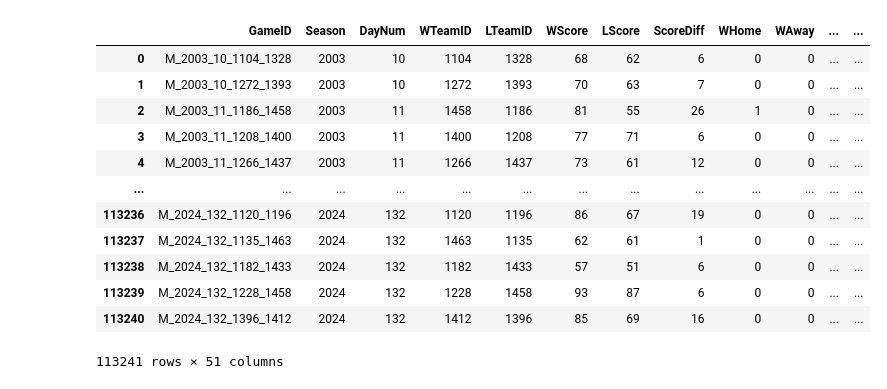
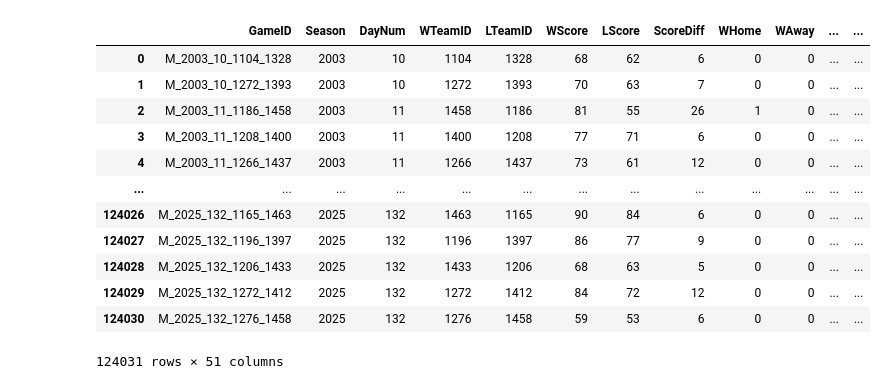
Before and after one commit to kacperr-42/March-Machine-Learning-Mania-2026, a Jupyter notebook: feature_engineering_season_features.ipynb, the cells around one changed output. Saved outputs shown, nothing was run; the diff lists cells and outputs as text; code cells hidden in the pictures.

```diff
--- a/feature_engineering_season_features.ipynb
+++ b/feature_engineering_season_features.ipynb
@@ -7,6 +7,20 @@ import matplotlib.pyplot as plt
 DIR_M = 'season_splits/M/strength_model/'
 DIR_W = 'season_splits/M/strength_model/'
 # %%
+
+# Wczytanie zbiorów dla mężczyzn
 m_train_str = pd.read_csv(DIR_M + 'train.csv')
+m_val_str   = pd.read_csv(DIR_M + 'valid.csv')
+m_test_str  = pd.read_csv(DIR_M + 'test.csv')
+
+# Połączenie wszystkich zbiorów dla mężczyzn w jeden
+m_combined = pd.concat([m_train_str, m_val_str, m_test_str], axis=0, ignore_index=True)
+
+# Wczytanie zbiorów dla kobiet
 w_train_str = pd.read_csv(DIR_W + 'train.csv')
+w_val_str   = pd.read_csv(DIR_W + 'valid.csv')
+w_test_str  = pd.read_csv(DIR_W + 'test.csv')
+
+# Połączenie wszystkich zbiorów dla kobiet w jeden
+w_combined = pd.concat([w_train_str, w_val_str, w_test_str], axis=0, ignore_index=True)
 # %%
@@ -15,19 +29,19 @@ m_train_str = m_train_str.drop(['Gender', 'GameType', 'isRegularSeason', 'isTour
 # %%
-w_train_str
+w_combined
 # %% [output]
 |  | GameID | Season | DayNum | WTeamID | LTeamID | WScore | LScore | ScoreDiff | WHome | WAway | ... | ... |
 | 0 | M_2003_10_1104_1328 | 2003 | 10 | 1104 | 1328 | 68 | 62 | 6 | 0 | 0 | ... | ... |
 | 1 | M_2003_10_1272_1393 | 2003 | 10 | 1272 | 1393 | 70 | 63 | 7 | 0 | 0 | ... | ... |
 | 2 | M_2003_11_1186_1458 | 2003 | 11 | 1458 | 1186 | 81 | 55 | 26 | 1 | 0 | ... | ... |
 | 3 | M_2003_11_1208_1400 | 2003 | 11 | 1400 | 1208 | 77 | 71 | 6 | 0 | 0 | ... | ... |
 | 4 | M_2003_11_1266_1437 | 2003 | 11 | 1266 | 1437 | 73 | 61 | 12 | 0 | 0 | ... | ... |
 | ... | ... | ... | ... | ... | ... | ... | ... | ... | ... | ... | ... | ... |
-| 113236 | M_2024_132_1120_1196 | 2024 | 132 | 1120 | 1196 | 86 | 67 | 19 | 0 | 0 | ... | ... |
-| 113237 | M_2024_132_1135_1463 | 2024 | 132 | 1463 | 1135 | 62 | 61 | 1 | 0 | 0 | ... | ... |
-| 113238 | M_2024_132_1182_1433 | 2024 | 132 | 1182 | 1433 | 57 | 51 | 6 | 0 | 0 | ... | ... |
-| 113239 | M_2024_132_1228_1458 | 2024 | 132 | 1228 | 1458 | 93 | 87 | 6 | 0 | 0 | ... | ... |
-| 113240 | M_2024_132_1396_1412 | 2024 | 132 | 1412 | 1396 | 85 | 69 | 16 | 0 | 0 | ... | ... |
+| 124026 | M_2025_132_1165_1463 | 2025 | 132 | 1463 | 1165 | 90 | 84 | 6 | 0 | 0 | ... | ... |
+| 124027 | M_2025_132_1196_1397 | 2025 | 132 | 1196 | 1397 | 86 | 77 | 9 | 0 | 0 | ... | ... |
+| 124028 | M_2025_132_1206_1433 | 2025 | 132 | 1433 | 1206 | 68 | 63 | 5 | 0 | 0 | ... | ... |
+| 124029 | M_2025_132_1272_1412 | 2025 | 132 | 1272 | 1412 | 84 | 72 | 12 | 0 | 0 | ... | ... |
+| 124030 | M_2025_132_1276_1458 | 2025 | 132 | 1276 | 1458 | 59 | 53 | 6 | 0 | 0 | ... | ... |
-113241 rows × 51 columns
+124031 rows × 51 columns
 # %%
 # =========================================================
 # 1) HELPERY
```
Also changed, not shown: parts of 5 cells of this notebook, 2 other files.
